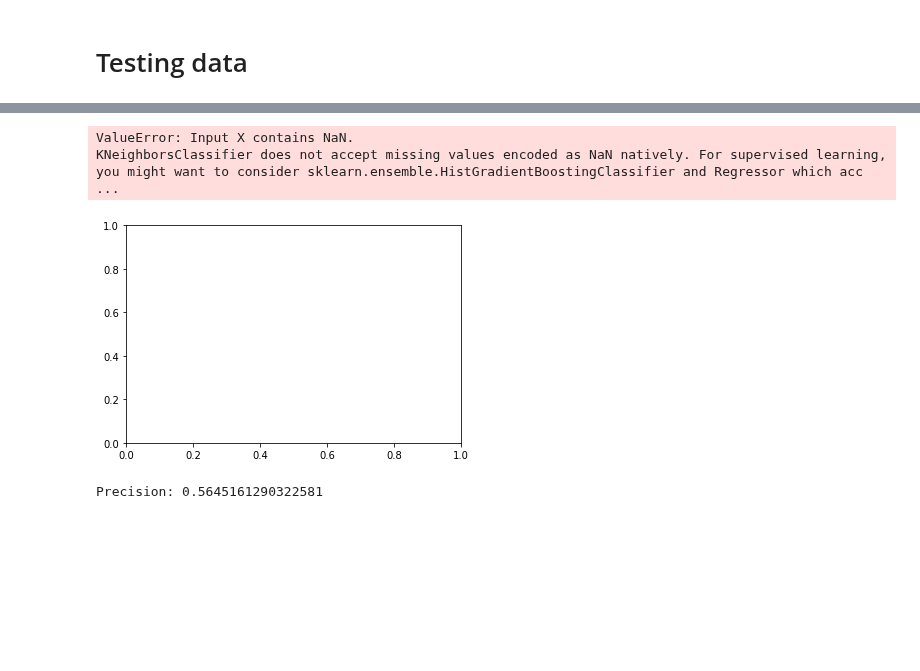
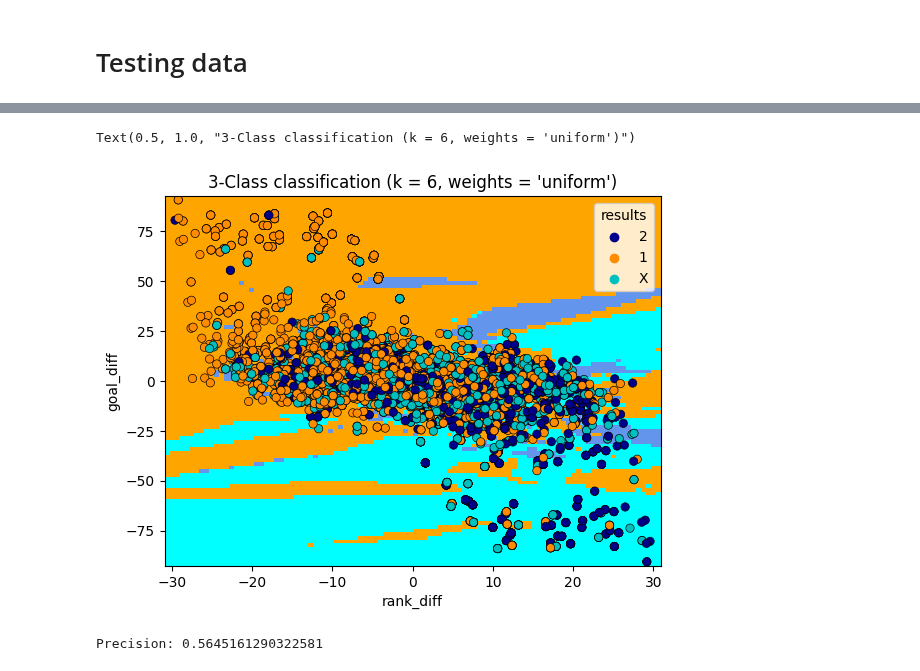
Before and after one commit to alexfulleda98/la-quiniela, a Jupyter notebook: analysis/ModelAnalysis.ipynb, the cells around one changed output, grey strips where cells are left out. Cells and saved outputs as stored; diff of their text form; code cells hidden in the pictures; blank space fills up the shorter version.

Commit message:
Fix plotting

```diff
--- a/analysis/ModelAnalysis.ipynb
+++ b/analysis/ModelAnalysis.ipynb
@@ -88,9 +88,6 @@ def avg_ranking_goals(team, df, gen_dic, res_dic):
 # %%
 train_seasons = parse_seasons("2010:2020")
 train_df = df2[df2["season"].isin(train_seasons)]
-train_df[["home_goals", "away_goals"]] = train_df["score"].str.split(":", expand=True).astype(float)
-train_df["goal diff"] = (train_df["home_goals"] - train_df["away_goals"])
-train_df["results"] = np.where(train_df["goal diff"] > 0, "1", np.where(train_df["goal diff"] < 0, "2", "X"))
 
 dic_import_data = {}
 with open("../feature_data.json", "r") as infile:
@@ -110,13 +107,11 @@ for index, row in train_df.iterrows():
         avg_ranking_goals(away_team, train_df, dic_import_data, dic_feature_data)
     train_df.loc[row.name, "rank_diff"] = dic_feature_data[home_team][0] - dic_feature_data[away_team][0]
     train_df.loc[row.name, "goal_diff"] = dic_feature_data[home_team][1] - dic_feature_data[away_team][1]
+    train_df.loc[row.name, "home_team"] = dic_import_data["teams_codif"][home_team]
+    train_df.loc[row.name, "away_team"] = dic_import_data["teams_codif"][away_team]
 
 with open("train_features.json", "w") as outfile:
     json.dump(dic_feature_data, outfile)
-
-col_names = ["rank_diff", "goal_diff"]
-x_train = train_df[col_names]
-y_train = train_df.results
 # %% [markdown]
 # Testing data
 # %%
@@ -191,0 +171,8 @@ print(sorted_models)
+# %%
+col_names = ["rank_diff", "goal_diff"]
+
+x_train_reduced = train_df[col_names].dropna()
+y_train_reduced = train_df.results
+
+x_test_reduced = test_df[col_names]
+y_test_reduced = test_df.results
@@ -192,40 +194,40 @@ print(sorted_models)
 # %%
 cmap_light = ListedColormap(["orange", "cyan", "cornflowerblue"])
 cmap_bold = [ "darkblue", "darkorange", "c"]
 
 n_neighbors = 6
 weights = "uniform"
 clf = neighbors.KNeighborsClassifier(n_neighbors, weights=weights, algorithm="brute")
-clf.fit(x_train, y_train)
+clf.fit(x_train_reduced, y_train_reduced)
+
 _, ax = plt.subplots()
 DecisionBoundaryDisplay.from_estimator(
     clf,
-    x_train,
+    x_train_reduced,
     cmap=cmap_light,
     ax=ax,
     response_method="predict",
     plot_method="pcolormesh",
     xlabel="rank_diff",
     ylabel="goal_diff",
     shading="auto",
 )
 
 # Plot also the training points
 sns.scatterplot(
-    x=x_train["rank_diff"],
-    y=x_train["goal_diff"],
-    hue=y_train,
+    x=x_train_reduced["rank_diff"],
+    y=x_train_reduced["goal_diff"],
+    hue=y_train_reduced,
     palette=cmap_bold,
     alpha=1.0,
     edgecolor="black",
 )
 plt.title(
     "3-Class classification (k = %i, weights = '%s')" % (n_neighbors, weights)
 )
 # %% [output]
-ValueError: Input X contains NaN.
-KNeighborsClassifier does not accept missing values encoded as NaN natively. For supervised learning, you might want to consider sklearn.ensemble.HistGradientBoostingClassifier and Regressor which acc ...
+Text(0.5, 1.0, "3-Class classification (k = 6, weights = 'uniform')")
-[figure, old version]
+[figure, new version]
 # %%
 print(f"Precision: {clf.score(x_test, y_test)}")
 
```
Also changed, not shown: parts of 5 cells of this notebook.
